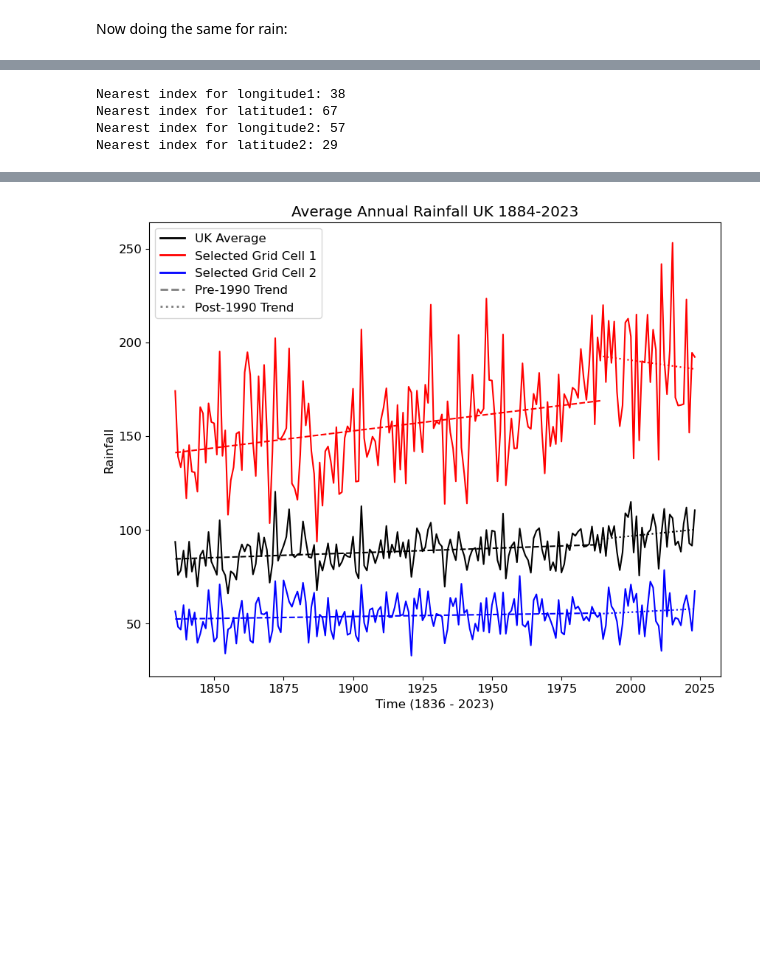
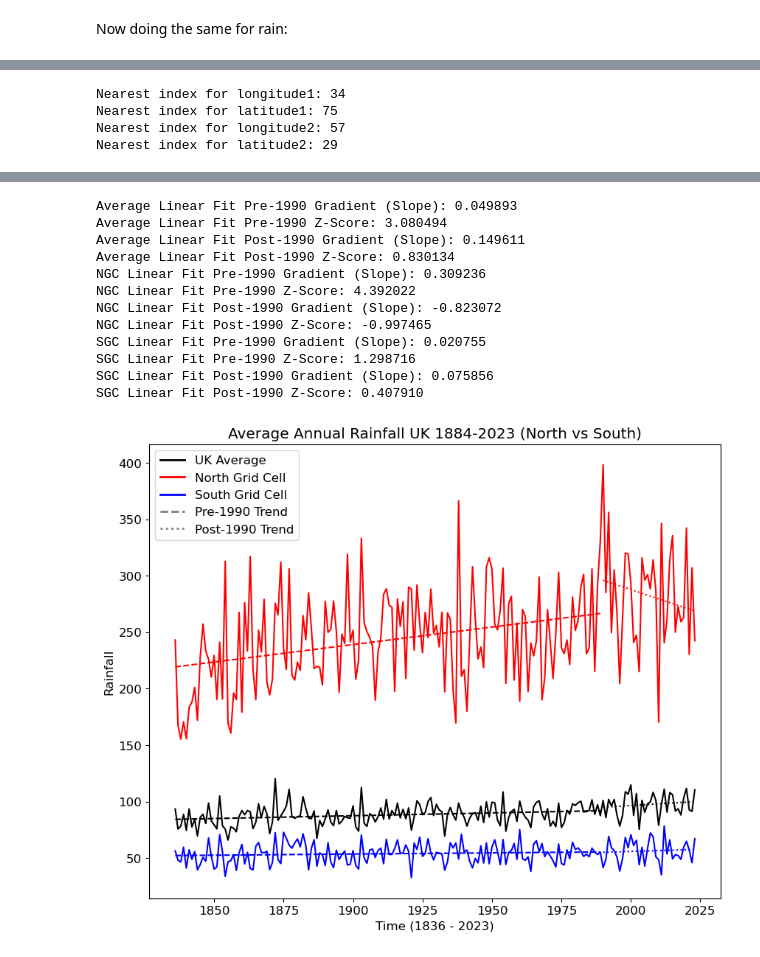
Before and after one commit to mazx7/MSc, a Jupyter notebook: Further Visualisation of HadUK Data.ipynb, the cells around one changed output, grey strips where cells are left out. Saved outputs shown, nothing was run; the diff lists cells and outputs as text; code cells hidden in the pictures; blank space fills up the shorter version.

```diff
--- a/Further Visualisation of HadUK Data.ipynb
+++ b/Further Visualisation of HadUK Data.ipynb
@@ -411,10 +637,10 @@ plt.show()
 [figure]
 # %%
 from matplotlib.lines import Line2D
-target_lon = int(input('Longitude 1:')) #just allows for input of longitude and latitude when code is run
-target_lat = int(input('Latitude 1:'))
-target_lon2 = int(input('Longitude 2:')) #adding second slected grid cell
-target_lat2 = int(input('Latitude 2:'))
+target_lon = 200000
+target_lat = 800000
+target_lon2 = 470000
+target_lat2 = 250000
 
 mean_rain = np.mean(data_all_months, axis=0) #mean rainfall for all grid cells
 
@@ -447,14 +673,14 @@ cbar.set_label("Rainfall (mm)")
 
 plt.scatter(lon_mesh[nearest_lat_idx, nearest_lon_idx], #overlays the meshgrid plot with a scatter plot containing one point plotted at the coords of the targeted grid cell (marker set to square for aesthetic purposes to make it clearer we are selecting a crid cell, does not highlight the grid cell specifically)
             lat_mesh[nearest_lat_idx, nearest_lon_idx], #using the indices to select the correct coordinate from the 2D arrays
-            color='red', s=25, marker='s', label='Selected Grid Cell 1')
+            color='red', s=25, marker='s', label='North Grid Cell')
 plt.xlabel('Longitude') #labelling the plot, adding legend to signify the highlighted region is the selected grid cell
 plt.ylabel('Latitude')
-plt.title('Mean Rainfall over Time')
+plt.title('Mean Rainfall over Time (North vs South)')
 
 plt.scatter(lon_mesh[nearest_lat_idx2, nearest_lon_idx2], #adding second slected grid cell
             lat_mesh[nearest_lat_idx2, nearest_lon_idx2],
-            color='blue', s=25, marker='s', label='Selected Grid Cell 2')
+            color='blue', s=25, marker='s', label='South Grid Cell')
 
 plt.legend()
 plt.show()
@@ -471,40 +697,22 @@ time = np.arange(1836,2024)
 pre_1990_indices = time < 1990 #defining the numbers in time array that are below and abover 1990
 post_1990_indices = time >= 1990
 
-def plot_with_regression(time, data, color, label): #using a function for easy replication
-
-    plt.plot(time, data, color=color, label=label) #plot original data
-
-    #pre-1990 linear fit
-    time_pre1990 = time[pre_1990_indices] #generalised but just selects the dates again
-    data_pre1990 = data[pre_1990_indices] #selects values from data array corresponding to time indices
-    coeffs_pre1990 = np.polyfit(time_pre1990, data_pre1990, 1) #performs polynomial fit of degree 1 and stores coefficients (gradient and y-int)
-    fit_pre1990 = np.polyval(coeffs_pre1990, time_pre1990) #evaluates the fit for the coefficients and the x axis
-    plt.plot(time_pre1990, fit_pre1990, color=color, linestyle='--') #plots the linear fit over the data
-
-    #post-1990 linear fit -> does the same as before but for post-1990
-    time_post1990 = time[post_1990_indices]
-    data_post1990 = data[post_1990_indices]
-    coeffs_post1990 = np.polyfit(time_post1990, data_post1990, 1)
-    fit_post1990 = np.polyval(coeffs_post1990, time_post1990)
-    plt.plot(time_post1990, fit_post1990, color=color, linestyle=':')
-
 plt.figure(figsize=(10, 8)) #generates figure
 
 plot_with_regression(time, rain_mean2, 'black', 'Average Linear Fit') #calling function for average and each selected grid cell
-plot_with_regression(time, rain, 'r', 'GC1 Linear Fit')
-plot_with_regression(time, rain2, 'b', 'GC2 Linear Fit')
+plot_with_regression(time, rain, 'r', 'NGC Linear Fit')
+plot_with_regression(time, rain2, 'b', 'SGC Linear Fit')
 plt.xlabel('Time (1836 - 2023)')
 plt.ylabel('Rainfall')
-plt.title('Average Annual Rainfall UK 1884-2023')
+plt.title('Average Annual Rainfall UK 1884-2023 (North vs South)')
 plt.rcParams.update({'font.size': 12})
 
 
 #better way of adding a legend
 legend_elements = [
     Line2D([0], [0], color='black', lw=2, label='UK Average'),
-    Line2D([0], [0], color='red', lw=2, label='Selected Grid Cell 1'),
-    Line2D([0], [0], color='blue', lw=2, label='Selected Grid Cell 2'),
+    Line2D([0], [0], color='red', lw=2, label='North Grid Cell'),
+    Line2D([0], [0], color='blue', lw=2, label='South Grid Cell'),
 
     Line2D([0], [0], color='gray', linestyle='--', lw=2, label='Pre-1990 Trend'),
     Line2D([0], [0], color='gray', linestyle=':', lw=2, label='Post-1990 Trend')
@@ -512,7 +720,7 @@ legend_elements = [
 plt.legend(handles=legend_elements)
 plt.show()
 # %% [output]
-Nearest index for longitude1: 38
-Nearest index for latitude1: 67
+Nearest index for longitude1: 34
+Nearest index for latitude1: 75
 Nearest index for longitude2: 57
 Nearest index for latitude2: 29
@@ -520 +728,13 @@ Nearest index for latitude2: 29
+Average Linear Fit Pre-1990 Gradient (Slope): 0.049893
+Average Linear Fit Pre-1990 Z-Score: 3.080494
+Average Linear Fit Post-1990 Gradient (Slope): 0.149611
+Average Linear Fit Post-1990 Z-Score: 0.830134
+NGC Linear Fit Pre-1990 Gradient (Slope): 0.309236
+NGC Linear Fit Pre-1990 Z-Score: 4.392022
+NGC Linear Fit Post-1990 Gradient (Slope): -0.823072
+NGC Linear Fit Post-1990 Z-Score: -0.997465
+SGC Linear Fit Pre-1990 Gradient (Slope): 0.020755
+SGC Linear Fit Pre-1990 Z-Score: 1.298716
+SGC Linear Fit Post-1990 Gradient (Slope): 0.075856
+SGC Linear Fit Post-1990 Z-Score: 0.407910
-[figure, old version]
+[figure, new version]
```
Also changed, not shown: parts of 12 cells of this notebook.
